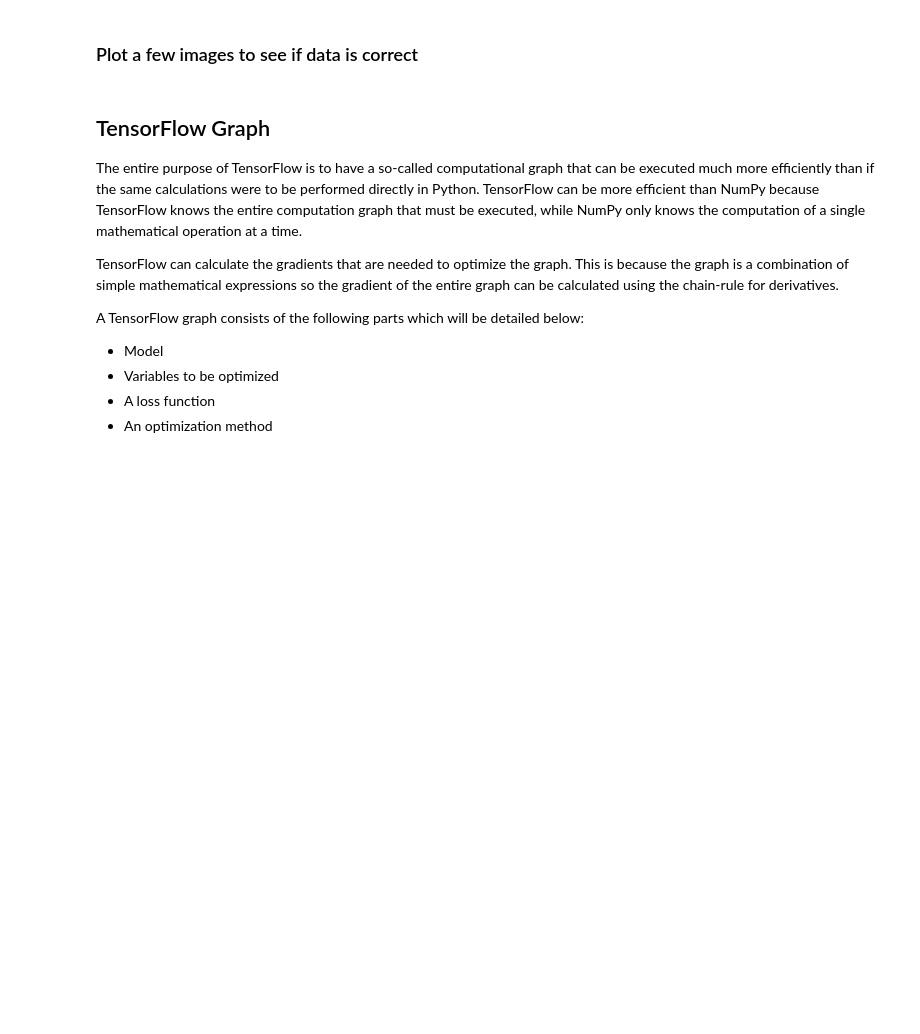
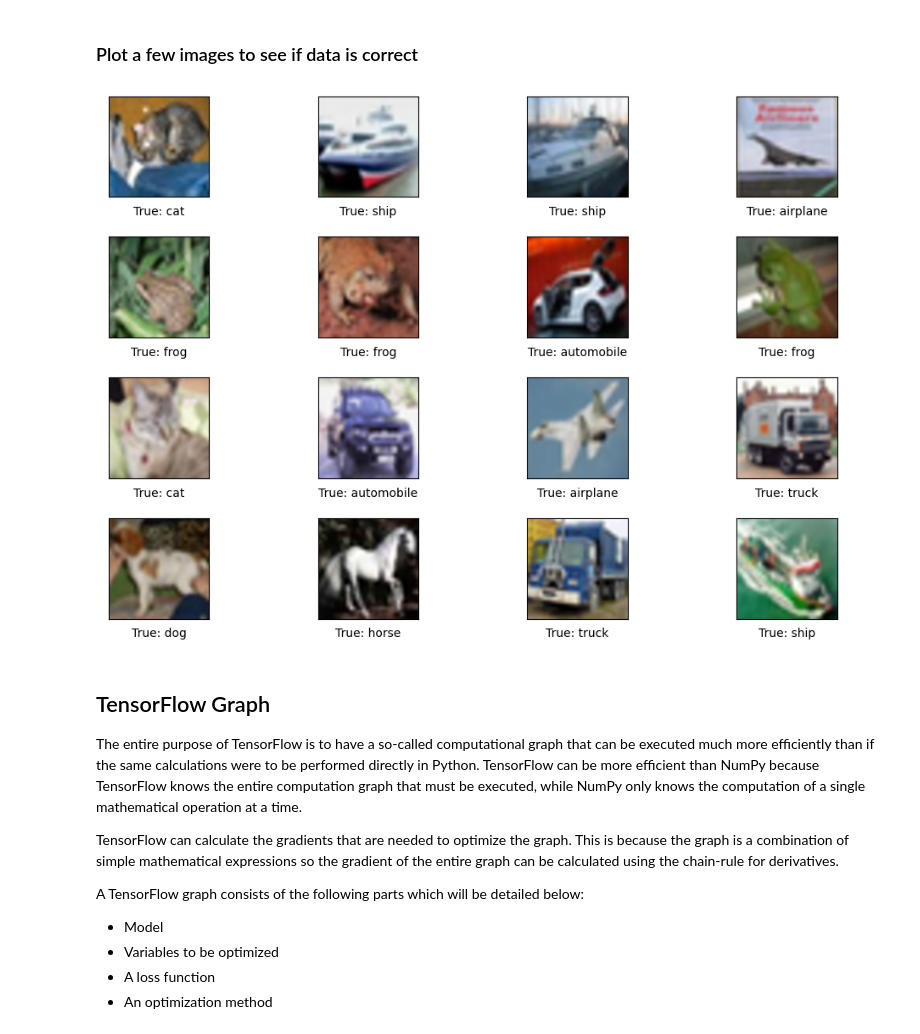
Before and after one commit to ohmdsp/DeepLearning-Tutorials, a Jupyter notebook: TF_CFAR10.ipynb, the cells around one changed output. Drawn from its saved outputs; the diff is of its cells as text; code cells hidden in the pictures; blank space fills up the shorter version.

```diff
--- a/TF_CFAR10.ipynb
+++ b/TF_CFAR10.ipynb
@@ -66,0 +53,2 @@ images_test, cls_test, labels_test = cifar10_tools.load_test_data()
+# %%
+labels = '''airplane automobile bird cat deer dog frog horse ship truck'''.split()
@@ -67,2 +59,4 @@ images_test, cls_test, labels_test = cifar10_tools.load_test_data()
+# %%
+(x_train, y_train), (x_test, y_test) = cifar10.load_data()
 # %%
 print("Size of:")
@@ -84,12 +71,3 @@ print("- Test-set:\t\t{}".format(len(images_test)))
-# %%
-x_train = images_train
-x_test = images_test
-y_train = labels_train.astype('float32')
-y_test = labels_test.astype('float32')
-
-print('x_train shape:', images_train.shape)
-print(images_train.shape[0], 'train samples')
-print(images_test.shape[0], 'test samples')
 # %%
 from cifar10_tools import img_size, num_channels, num_classes
 # %% [markdown]
@@ -139,7 +112,7 @@ def plot_images(images, cls_true, cls_pred=None, smooth=True):
 
         # Name of the true class.
         #print('class_true_name = ' ,class_names[cls_true[i]])
-        cls_true_name = class_names[cls_true[i]]
+        cls_true_name = labels[int(cls_true[i])]
 
         # Show true and predicted classes.
         if cls_pred is None:
@@ -147,7 +120,7 @@ def plot_images(images, cls_true, cls_pred=None, smooth=True):
         else:
             # Name of the predicted class.
             #print('cls_pred_name = ' ,class_names[cls_pred[i]])
-            cls_pred_name = class_names[cls_pred[i]]
+            cls_pred_name = labels[cls_pred[i]]
 
             xlabel = "True: {0}\nPred: {1}".format(cls_true_name, cls_pred_name)
 
@@ -165,13 +138,15 @@ def plot_images(images, cls_true, cls_pred=None, smooth=True):
 ### Plot a few images to see if data is correct
 # %%
 # Get the first images from the test-set.
-images = images_test[0:16]
+images = x_test[0:16]
 
 # Get the true classes for those images.
-cls_true = cls_test[0:16]
+cls_true = y_test[0:16]
 
 # Plot the images and labels using our helper-function above.
 plot_images(images=images, cls_true=cls_true, smooth=True)
+# %% [output]
+[figure, added]
 # %% [markdown]
 ## TensorFlow Graph
 
```
Also changed, not shown: parts of 52 cells of this notebook, 30 other files.
